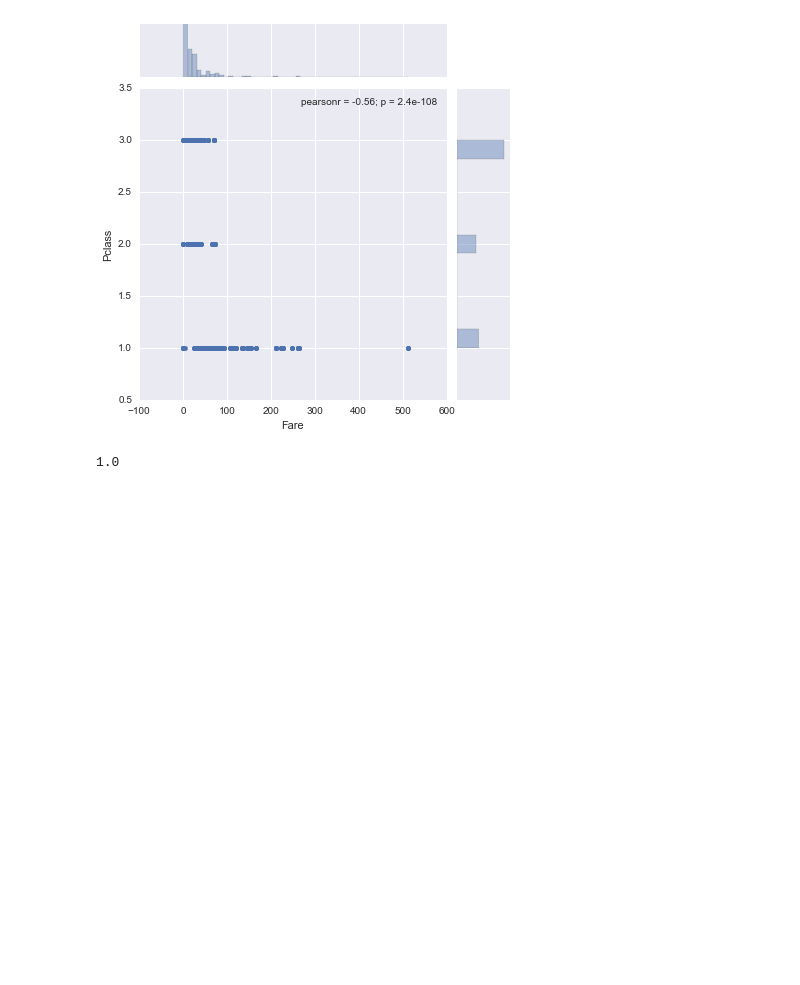
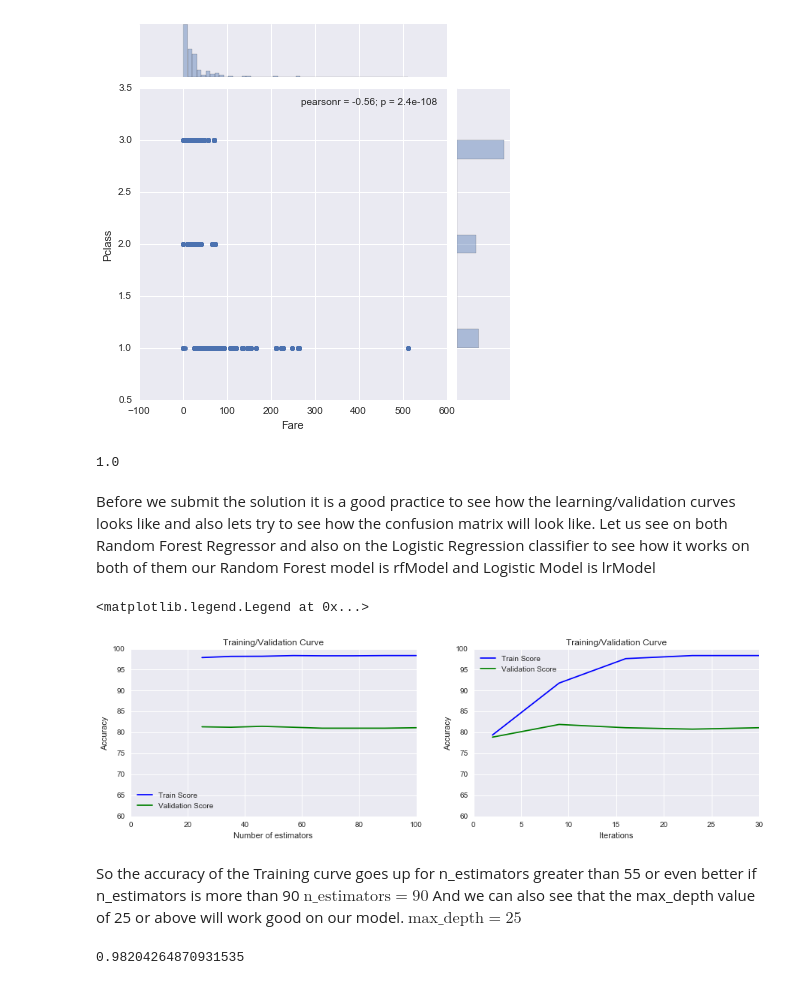
Before and after one commit to phanikiran99/kaggle, a Jupyter notebook: Titanic/Random Forests (Feature Engineering).ipynb, the cells around one changed output. Drawn from its saved outputs; the diff is of its cells as text; code cells hidden in the pictures; blank space fills up the shorter version.

Commit message:
RF model and LR model optimized

```diff
--- a/Titanic/Random Forests (Feature Engineering).ipynb
+++ b/Titanic/Random Forests (Feature Engineering).ipynb
@@ -165,6 +168,6 @@ def normalize_data(df):
             if col == 'Survived' or col =='PassengerId':
                 df = df
             else:
-                df[col] = (df[col] - df[col].mean())/df[col].std()
+                df[col] = abs((df[col] - df[col].mean())/df[col].std())
             # this value is nothing but (original - mean)/Standard Deviation
     return df
@@ -173,3 +174,6 @@ def normalize_data(df):
+# %%
+final_merged_df = normalize_data(final_merged_df)
+# Surely this feature normalization is not working
 # %%
 # Assign values for which we have survied to train data and nan to test data for predections
 final_df = final_merged_df[final_merged_df['Survived'].notnull()]
@@ -184,9 +188,9 @@ train_df = train_df[trainCols].fillna(0)
 test_df = test_df[testCols].fillna(0)
 # %%
 # Random Forests Model
-X = train_df.drop('Survived',axis=1)
+X = train_df.drop(['Survived','PassengerId'],axis=1)
 y = train_df['Survived']
-X_test = test_df
+X_test = test_df.drop('PassengerId', axis=1)
 rfModel = ensemble.RandomForestClassifier(n_estimators=900, random_state = 25, n_jobs=-1)
 rfModel.fit(X,y)
 y_pred = rfModel.predict(X_test).astype(int)
@@ -195,3 +199,49 @@ y_pred = rfModel.predict(X_test).astype(int)
 rfModel.score(X_test,y_pred)
 # %% [output]
 1.0
+# %% [markdown]
+Before we submit the solution it is a good practice to see how the learning/validation curves looks like and also lets try to see how the confusion matrix will look like.
+Let us see on both Random Forest Regressor and also on the Logistic Regression classifier to see how it works on both of them
+our Random Forest model is rfModel and Logistic Model is lrModel
+# %%
+parameter_grid = np.linspace(25, 100, 8).astype(int) # Varies the parameters from 25 to 200 8 times
+train_scores, validation_scores = validation_curve(rfModel, X, y,
+        "n_estimators", parameter_grid, cv=5)
+
+depth_parameter_grid = np.linspace(2, 30, 5).astype(int) # Varies the parameters from 25 to 200 8 times
+depth_train_scores, depth_validation_scores = validation_curve(rfModel, X, y,
+        "max_depth", depth_parameter_grid, cv=5)
+# %%
+plt.figure(figsize=(15,4))
+plt.subplot(1,2,1)
+plt.plot(parameter_grid, 100  * np.average(train_scores, axis=1), color='blue',label='Train Score')
+plt.plot(parameter_grid, 100  * np.average(validation_scores, axis=1), color='green', label='Validation Score')
+plt.title('Training/Validation Curve')
+plt.xlabel('Number of estimators')
+plt.ylabel('Accuracy')
+plt.legend(loc='best')
+plt.ylim(60,100)
+plt.xlim(0,100)
+plt.subplot(1,2,2)
+plt.plot(depth_parameter_grid, 100  * np.average(depth_train_scores, axis=1), color='blue', label='Train Score')
+plt.plot(depth_parameter_grid, 100  * np.average(depth_validation_scores, axis=1), color='green', label='Validation Score')
+plt.title('Training/Validation Curve')
+plt.xlabel('Iterations')
+plt.ylabel('Accuracy')
+plt.ylim(60,100)
+plt.xlim(0,30)
+plt.legend(loc='best')
+# %% [output]
+<matplotlib.legend.Legend at 0x...>
+[figure, added]
+# %% [markdown]
+So the accuracy of the Training curve goes up for n_estimators greater than 55 or even better if n_estimators is more than 90 $ \text{n_estimators} = 90 $ And we can also see that the max_depth value of 25 or above will work good on our model.
+$ \text{max_depth} = 25 $
+# %%
+# Now lets train the model on learned parameters(modified)
+rfModel = ensemble.RandomForestClassifier(n_estimators=90, random_state = 25, max_depth=25, n_jobs=-1)
+rfModel.fit(X,y)
+y_pred = rfModel.predict(X_test).astype(int)
+rfModel.score(X,y)
+# %% [output]
+0.98204264870931535
```
Also changed, not shown: parts of 23 cells of this notebook, 4 other files.
